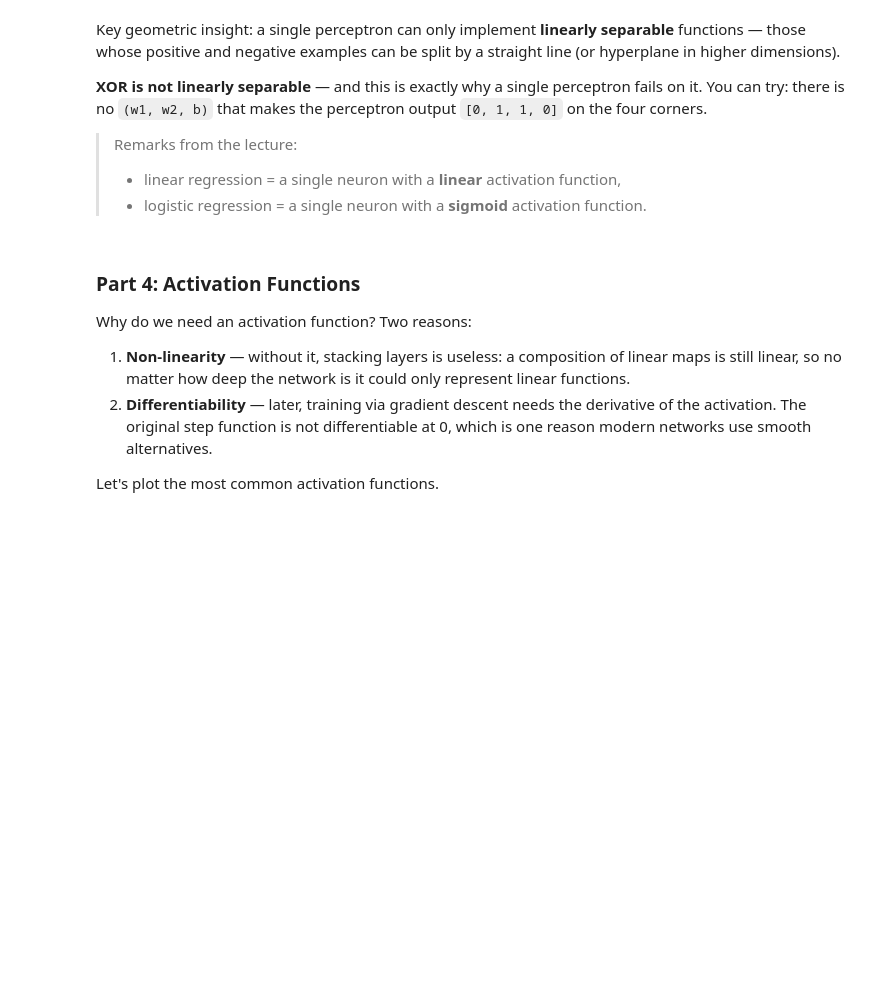
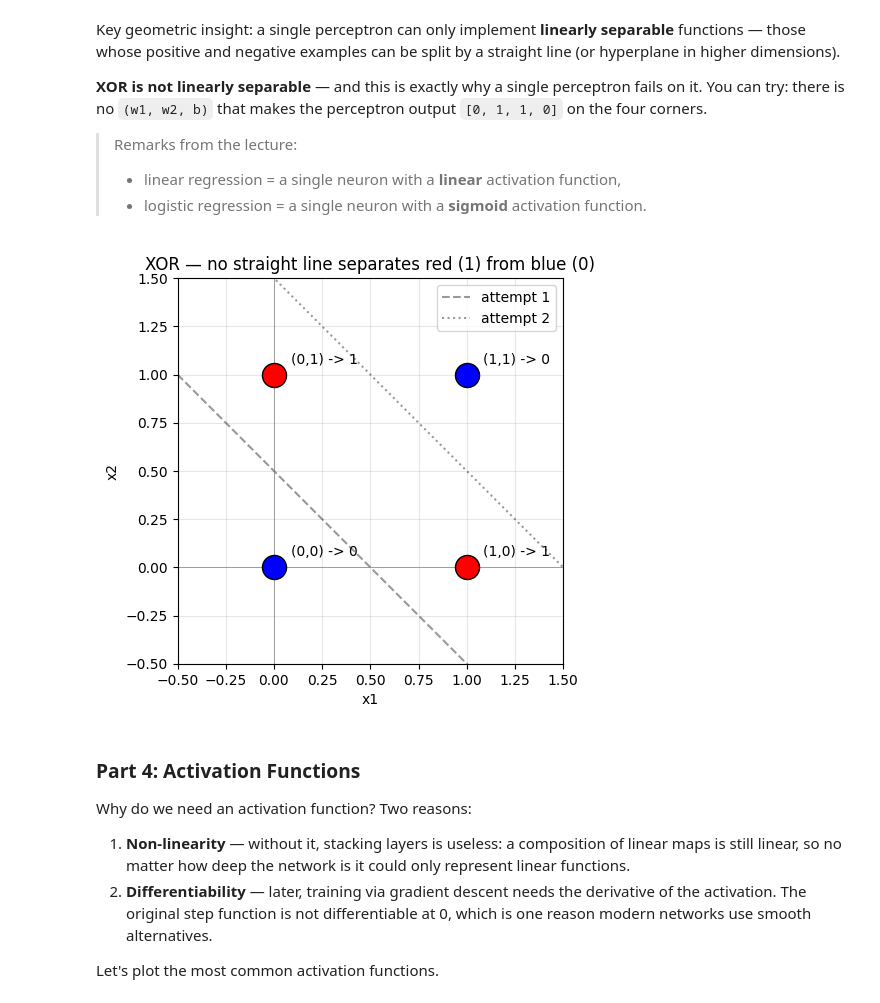
Before and after one commit to HSG-AIML-Teaching/AI2026-Lab, a Jupyter notebook: lab_06/lab_06.ipynb, the cells around one changed output. Saved outputs shown, nothing was run; the diff lists cells and outputs as text; code cells hidden in the pictures; blank space fills up the shorter version.

Commit message:
add XOR linear-separability plot and broaden theta sweep

```diff
--- a/lab_06/lab_06.ipynb
+++ b/lab_06/lab_06.ipynb
@@ -144,8 +147,11 @@ XOR fires when **exactly one** input is 1. With a single McCulloch-Pitts neuron
 
 Let's confirm that no single threshold works.
 # %%
-# Try every possible threshold to show that no single one produces XOR
-for theta in [1, 2]:
+# Try every possible threshold to show that no single one produces XOR.
+# With 2 binary inputs the sum is in {0, 1, 2}, so we only need to check
+# theta in {0, 1, 2, 3}: any theta > 3 always outputs 0 (same as theta=3),
+# and any theta <= 0 always outputs 1 (same as theta=0) — nothing new to learn.
+for theta in [0, 1, 2, 3]:
     # Compute the MP neuron output for all 4 input pairs with this threshold
     out = [mp_neuron([x1, x2], theta) for x1, x2 in inputs_2]
     print(f"theta={theta}: outputs={out}")
@@ -243,6 +251,30 @@ Key geometric insight: a single perceptron can only implement **linearly separab
 > Remarks from the lecture:
 > * linear regression = a single neuron with a **linear** activation function,
 > * logistic regression = a single neuron with a **sigmoid** activation function.
+# %%
+# --- Visualize why XOR is not linearly separable ---
+# Plot the 4 XOR inputs colored by their target output and try drawing a single
+# straight line that separates the red points from the blue ones — it's impossible.
+xor_target = np.array([0, 1, 1, 0])  # XOR truth table outputs
+
+fig, ax = plt.subplots(figsize=(5, 5))
+for (x1, x2), t in zip(X_bool, xor_target):
+    ax.scatter(x1, x2, s=300, c='red' if t else 'blue', edgecolors='black', zorder=3)
+    ax.annotate(f"({x1},{x2}) -> {t}", (x1, x2), textcoords="offset points", xytext=(12, 8))
+
+# Show two example "attempts" at separating lines — both fail to split red vs blue
+xs = np.linspace(-0.5, 1.5, 100)
+ax.plot(xs, 0.5 - xs, 'k--', alpha=0.4, label='attempt 1')   # x1 + x2 = 0.5
+ax.plot(xs, 1.5 - xs, 'k:',  alpha=0.4, label='attempt 2')   # x1 + x2 = 1.5
+
+ax.set_xlim(-0.5, 1.5); ax.set_ylim(-0.5, 1.5); ax.set_aspect('equal')
+ax.axhline(0, color='gray', lw=0.5); ax.axvline(0, color='gray', lw=0.5)
+ax.grid(alpha=0.3); ax.legend(loc='upper right')
+ax.set_xlabel('x1'); ax.set_ylabel('x2')
+ax.set_title("XOR — no straight line separates red (1) from blue (0)")
+plt.tight_layout(); plt.show()
+# %% [output]
+[figure, added]
 # %% [markdown]
 ### Part 4: Activation Functions
 
```
Also changed, not shown: parts of 3 cells of this notebook.
